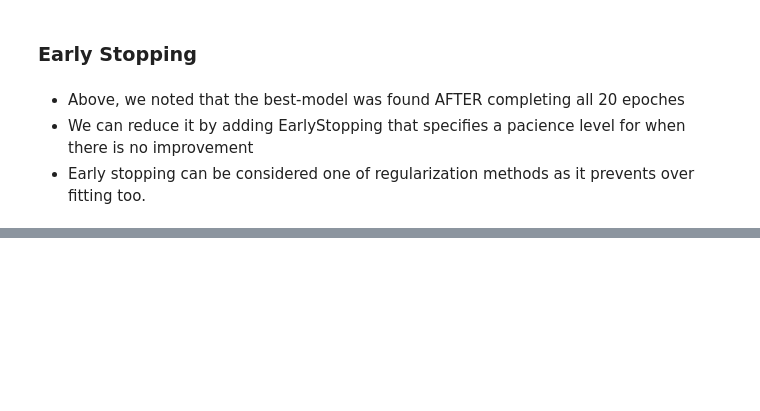
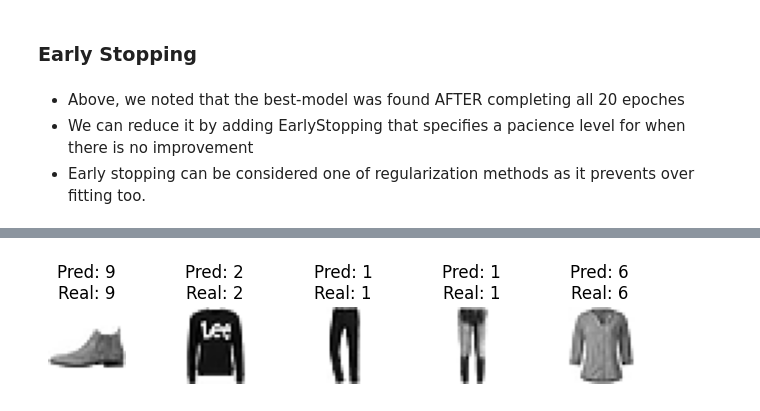
Before and after one commit to kjmobile/lb, a Jupyter notebook: 14_Neural_Network_3_Q.ipynb, the cells around one changed output, grey strips where cells are left out. Saved outputs shown, nothing was run; the diff lists cells and outputs as text; code cells hidden in the pictures; blank space fills up the shorter version.

```diff
--- a/14_Neural_Network_3_Q.ipynb
+++ b/14_Neural_Network_3_Q.ipynb
@@ -172,6 +291,6 @@ model_6.load_weights('model_5_weights.h5')
 # %%
 #alternatively we can simply load the model as a new model_7
-model_7 =keras.models.load_model('model_5_whole.h5')
+model_7 =keras.models.load_model('model_5_whole.keras', compile=False)
 # %%
 # model 6 and 7 shows the same accuracies
 # Note that in keras, predict() returns all probabilties for all 10 classes, unlike sklearn.
@@ -197,13 +330,14 @@ model_7.evaluate(val_scaled, val_target)
 - We can do this without runing the model twice by using a parameter, callbacks =  .
 # %%
 model_8 = model_fn(keras.layers.Dropout(0.3))
-model_8.compile(optimizer='adam', loss='sparse_categorical_crossentropy',metrics='accuracy')
+model_8.compile(optimizer='adam',
+                loss='sparse_categorical_crossentropy',
+                metrics=['accuracy'])
 
-checkpoint_cb = keras.callbacks.ModelCheckpoint('best-model.h5',monitor ='val_loss', save_best_only=True)# 'val_loss' is the default for monitor
+checkpoint_cb = keras.callbacks.ModelCheckpoint('best_model_8.keras',
+                                                monitor='val_loss',
+                                                save_best_only=True)
 
 model_8.fit(train_scaled, train_target, epochs=20, verbose=1,
-          validation_data=(val_scaled, val_target),
-          callbacks=[checkpoint_cb])
-# "callbacks" refer to the Functions that are automatically executed at specific points during the training process
-# checkpoint will be created only when the 'val_loss' is improved than the previous epochs
-# callbacks applied by passing checkpoint_cv wrapped in a list
+            validation_data=(val_scaled, val_target),
+            callbacks=[checkpoint_cb])
@@ -210,4 +363,4 @@ model_8.fit(train_scaled, train_target, epochs=20, verbose=1,
 # %%
 #best-model is saved from the above; now load the best model and evaluate.
-model_9 = keras.models.load_model('best-model.h5')
+model_9 = keras.models.load_model('best_model_8.keras')
 model_9.evaluate(val_scaled, val_target)
@@ -220,9 +376,9 @@ model_9.evaluate(val_scaled, val_target)
 # %%
 model_10 = model_fn(keras.layers.Dropout(0.3))
 model_10.compile(optimizer='adam', loss='sparse_categorical_crossentropy',
-              metrics='accuracy')
+              metrics=['accuracy'])
 
-checkpoint_cb_es = keras.callbacks.ModelCheckpoint('best-model-es.h5', save_best_only=True)
+checkpoint_cb_es = keras.callbacks.ModelCheckpoint('best_model_es.keras', save_best_only=True)
 early_stopping_cb = keras.callbacks.EarlyStopping(patience=2, restore_best_weights=True)
 
 history_10 = model_10.fit(train_scaled, train_target, epochs=20, verbose=1,
@@ -243,0 +434,15 @@ model_10.evaluate(val_scaled, val_target)
+# %%
+import numpy as np
+
+# 1. Take the first 5 images from the test set
+preds = model_10.predict(test_scaled[:5])
+
+# 2. Plot images and show predicted vs. actual labels
+plt.figure(figsize=(8, 1))
+for i in range(5):
+    plt.subplot(1, 5, i+1)
+    plt.imshow(test_scaled[i], cmap='gray_r')
+    plt.title(f"Pred: {np.argmax(preds[i])}\nReal: {test_target[i]}")
+    plt.axis('off')
+plt.show()
+# %% [output]
@@ -243,0 +450 @@ model_10.evaluate(val_scaled, val_target)
+[figure, added]
```
Also changed, not shown: parts of 39 cells of this notebook.
